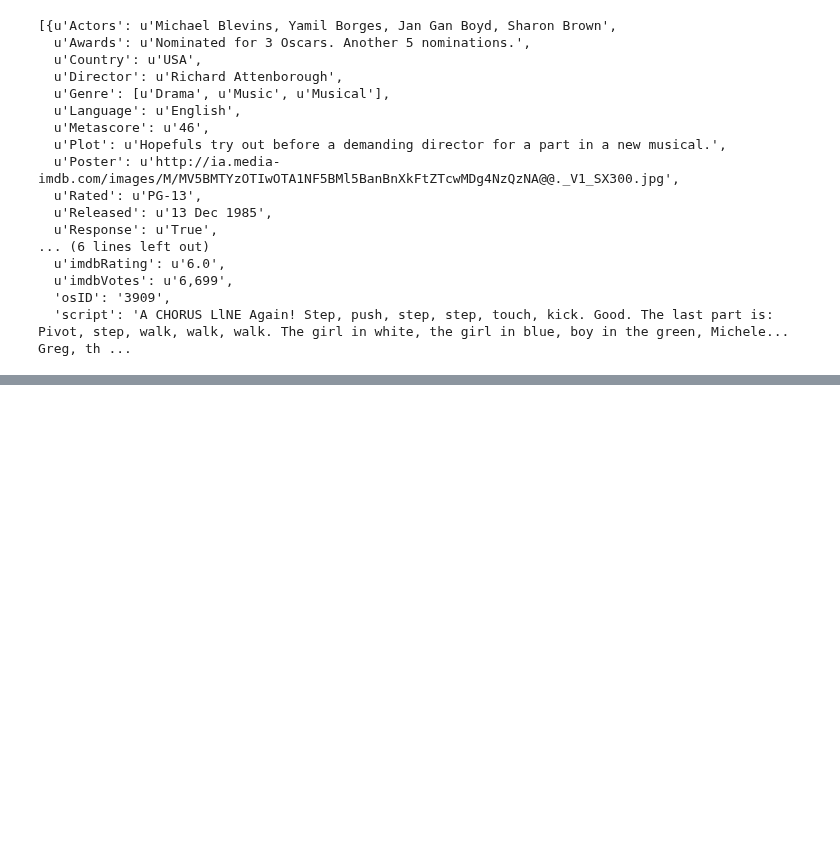
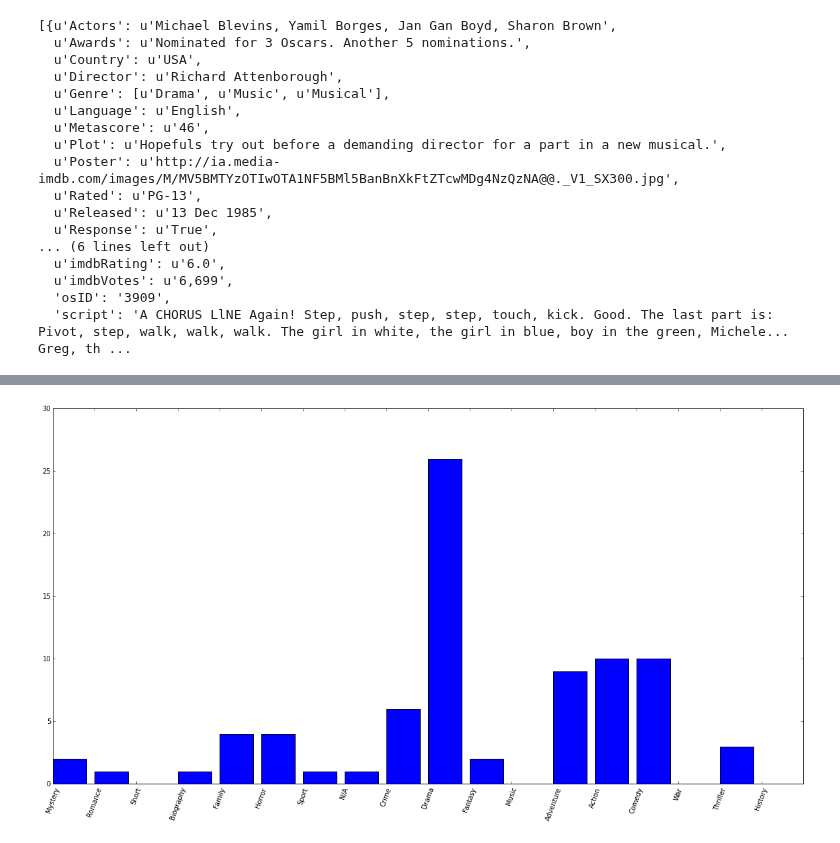
Before and after one commit to AlJohri/OpenSubtitles, a Jupyter notebook: OpenSubtitles.ipynb, the cells around one changed output, grey strips where cells are left out. Drawn from its saved outputs; the diff is of its cells as text; code cells hidden in the pictures; blank space fills up the shorter version.

```diff
--- a/OpenSubtitles.ipynb
+++ b/OpenSubtitles.ipynb
@@ -196,0 +218,4 @@ year_histogram
+# %%
+make_histogram(genre_histogram[2])
+# %% [output]
+[figure, added]
```
Also changed, not shown: parts of 9 cells of this notebook.
